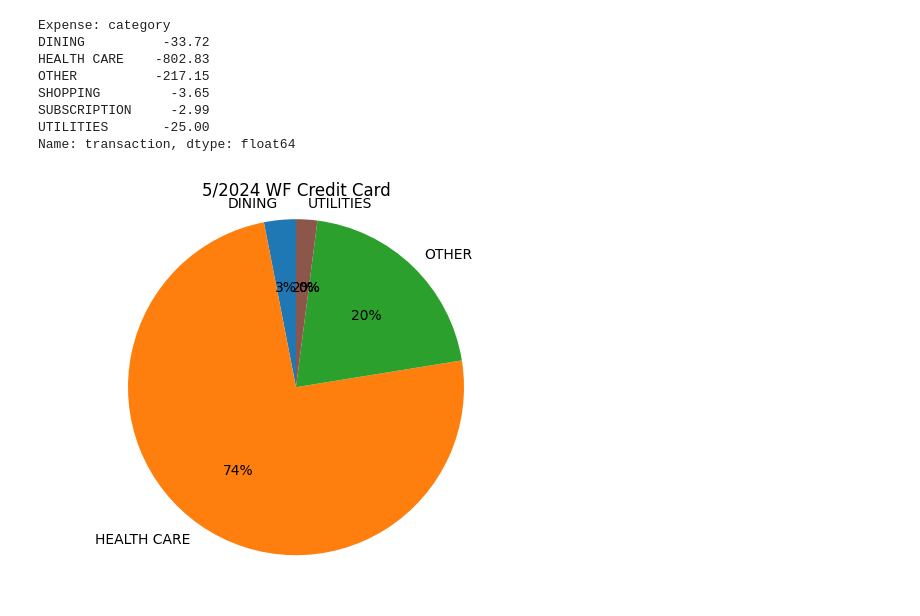
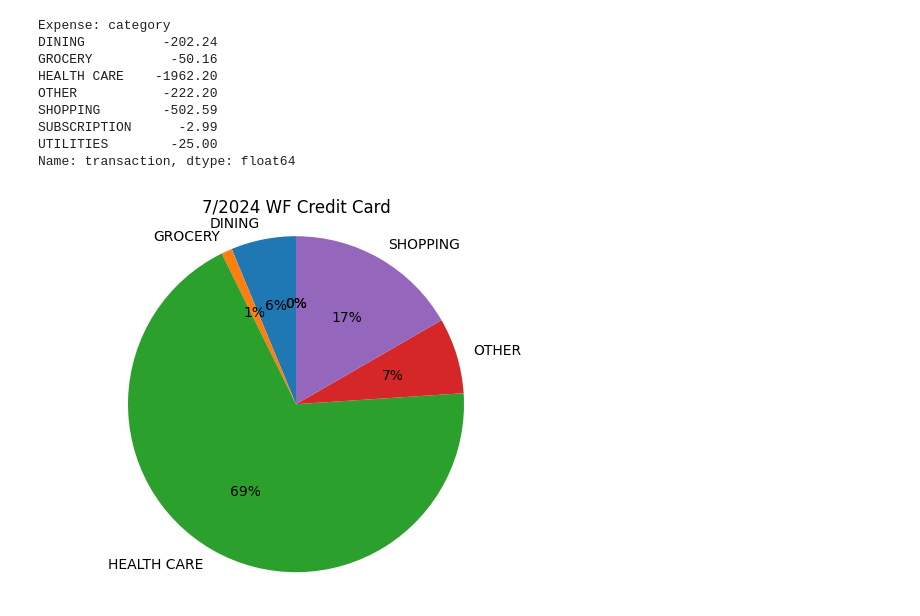
Before and after one commit to lonelytango/swiss-finance, a Jupyter notebook: analyzer.ipynb, the cells around one changed output. Drawn from its saved outputs; the diff is of its cells as text; code cells hidden in the pictures.

```diff
--- a/analyzer.ipynb
+++ b/analyzer.ipynb
@@ -31,23 +49,24 @@ Name: transaction, dtype: object
 # %%
 # Import Wells Fargo
-wfDf = load.importWF('./input/credit/wf/6_2024.csv');
+wfDf = load.importWF('./input/credit/wf/7_2024.csv');
 df = util.sanitizeDataframe(wfDf);
 
 # making transactions to be positive
 # df = filter_df_at_month(df)
 util.exportDataframe(df, 'wf')
 
 totalExpense = df.groupby('category')['transaction'].sum()
 print(f'Expense: {totalExpense}')
 
-util.plotDataframe(df, '5/2024 WF Credit Card')
+util.plotDataframe(df, '7/2024 WF Credit Card')
 # %% [output]
 Expense: category
-DINING          -33.72
-HEALTH CARE    -802.83
-OTHER          -217.15
-SHOPPING         -3.65
-SUBSCRIPTION     -2.99
-UTILITIES       -25.00
+DINING          -202.24
+GROCERY          -50.16
+HEALTH CARE    -1962.20
+OTHER           -222.20
+SHOPPING        -502.59
+SUBSCRIPTION      -2.99
+UTILITIES        -25.00
 Name: transaction, dtype: float64
-[figure, old version]
+[figure, new version]
```
Also changed, not shown: parts of 2 cells of this notebook.
